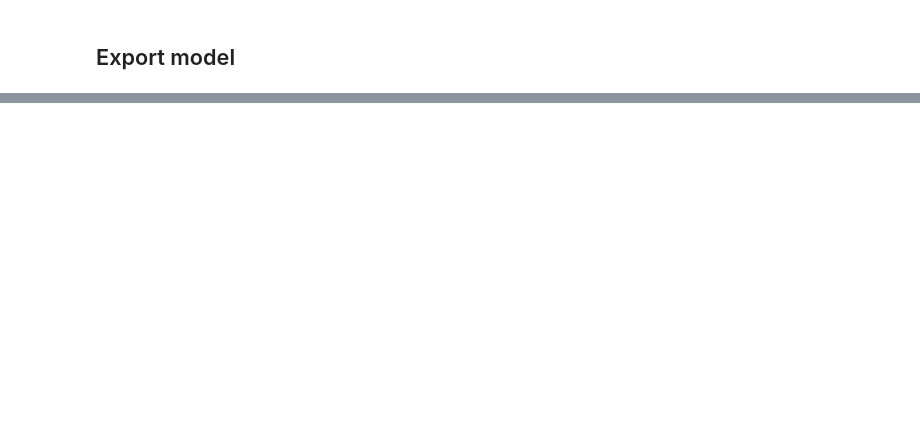
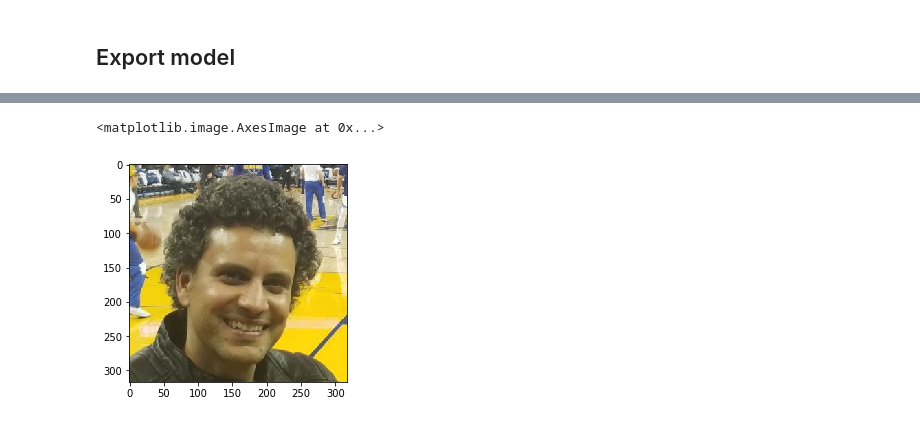
Before and after one commit to TalkAI/apache-mxnet-odsc-2018, a Jupyter notebook: part3_model_server/MMS Demo.ipynb, the cells around one changed output, grey strips where cells are left out. Drawn from its saved outputs; the diff is of its cells as text; code cells hidden in the pictures; blank space fills up the shorter version.

```diff
--- a/part3_model_server/MMS Demo.ipynb
+++ b/part3_model_server/MMS Demo.ipynb
@@ -112 +109,12 @@ haarcascade_frontalface.xml
+# %%
+test_image='/home/ec2-user/SageMaker/mxnet-odsc-2018/part3_model_server/happy.jpg'
+# %%
+from matplotlib.pyplot import imshow
+from PIL import Image
+import numpy as np
+img = Image.open(test_image)
+imshow(np.asarray(img))
+# %% [output]
+<matplotlib.image.AxesImage at 0x...>
+[figure, added]
 # %%
```
Also changed, not shown: parts of 15 cells of this notebook, 1 other file.
